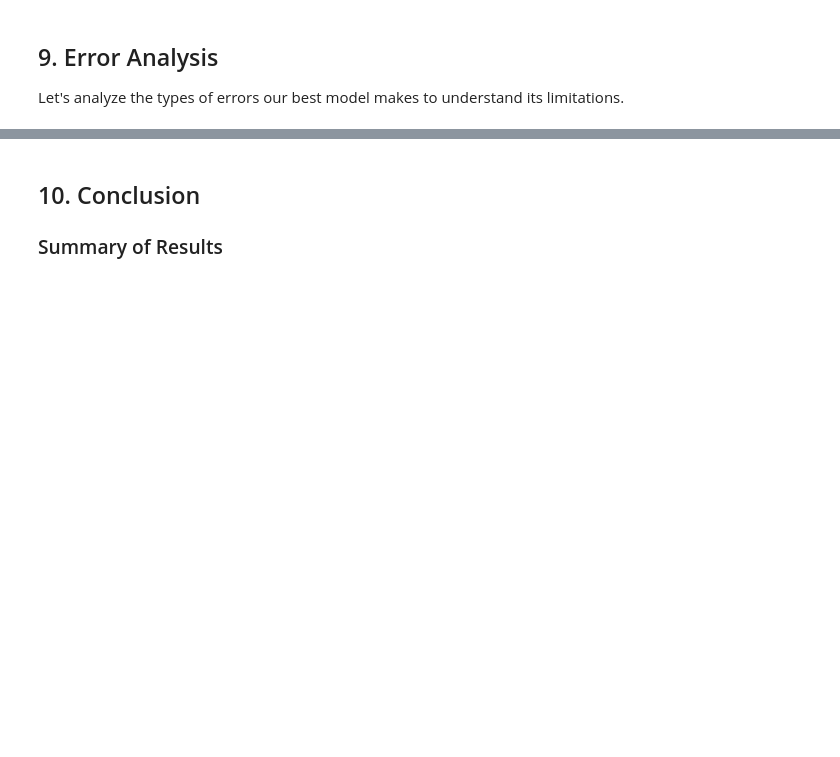
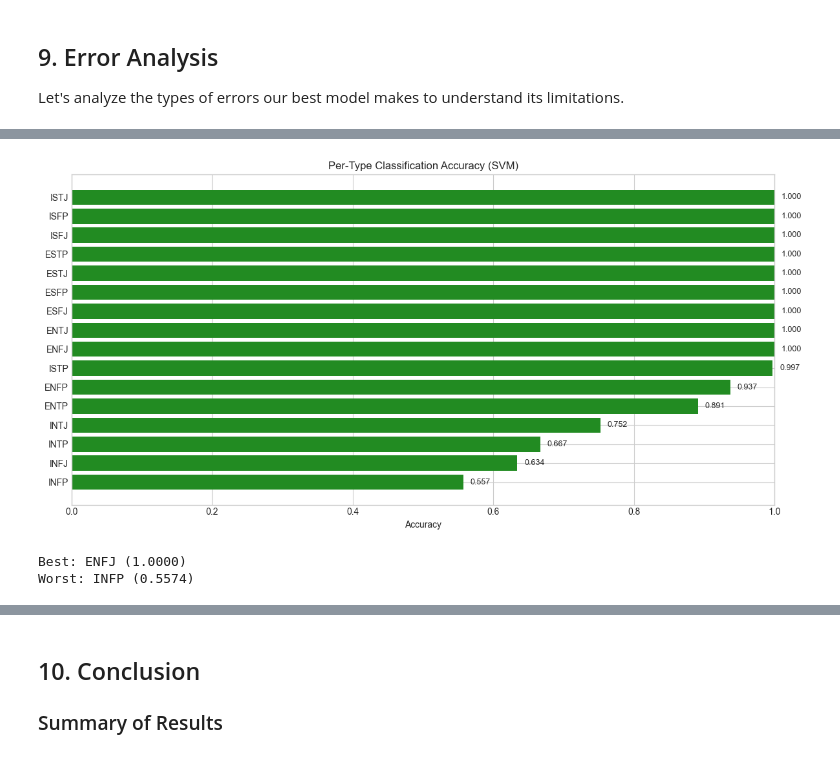
Before and after one commit to Mr-MRF-Dev/MBTI-Text-Classifier, a Jupyter notebook: notebook.ipynb, the cells around one changed output, grey strips where cells are left out. Drawn from its saved outputs; the diff is of its cells as text; code cells hidden in the pictures; blank space fills up the shorter version.

```diff
--- a/notebook.ipynb
+++ b/notebook.ipynb
@@ -303,27 +512,41 @@ for (true_type, pred_type), count in misclass_counts.most_common(10):
 # %%
 type_accuracy = {}
 for mbti in mbti_types:
     mask = y_test == mbti
     if mask.sum() > 0:
         type_accuracy[mbti] = (y_test[mask] == y_pred_best[mask]).mean()
 
 type_accuracy_sorted = dict(sorted(type_accuracy.items(), key=lambda x: x[1]))
 
 fig, ax = plt.subplots(figsize=(12, 6))
-colors = ['crimson' if v < 0.3 else 'orange' if v < 0.5 else 'forestgreen' for v in type_accuracy_sorted.values()]
-bars = ax.barh(list(type_accuracy_sorted.keys()), list(type_accuracy_sorted.values()), color=colors)
-ax.set_xlabel('Accuracy')
-ax.set_title(f'Per-Type Classification Accuracy ({best_model_name})')
+colors = ["crimson" if v < 0.3 else "orange" if v < 0.5 else "forestgreen" for v in type_accuracy_sorted.values()]
+bars = ax.barh(
+    list(type_accuracy_sorted.keys()),
+    list(type_accuracy_sorted.values()),
+    color=colors,
+)
+ax.set_xlabel("Accuracy")
+ax.set_title(f"Per-Type Classification Accuracy ({best_model_name})")
 ax.set_xlim(0, 1)
 
 for bar, acc in zip(bars, type_accuracy_sorted.values()):
-    ax.text(acc + 0.01, bar.get_y() + bar.get_height()/2, f'{acc:.3f}', va='center', fontsize=9)
+    ax.text(
+        acc + 0.01,
+        bar.get_y() + bar.get_height() / 2,
+        f"{acc:.3f}",
+        va="center",
+        fontsize=9,
+    )
 plt.tight_layout()
-plt.savefig('images/06_per_type_accuracy.png', dpi=150, bbox_inches='tight')
+plt.savefig("images/06_per_type_accuracy.png", dpi=150, bbox_inches="tight")
 plt.show()
 
 print(f"Best: {max(type_accuracy, key=type_accuracy.get)} ({max(type_accuracy.values()):.4f})")
 print(f"Worst: {min(type_accuracy, key=type_accuracy.get)} ({min(type_accuracy.values()):.4f})")
+# %% [output]
+[figure, added]
+Best: ENFJ (1.0000)
+Worst: INFP (0.5574)
 # %%
 def get_dimension(mbti_type, dim_idx):
     return mbti_type[dim_idx]
```
Also changed, not shown: parts of 22 cells of this notebook, 1 other file.
